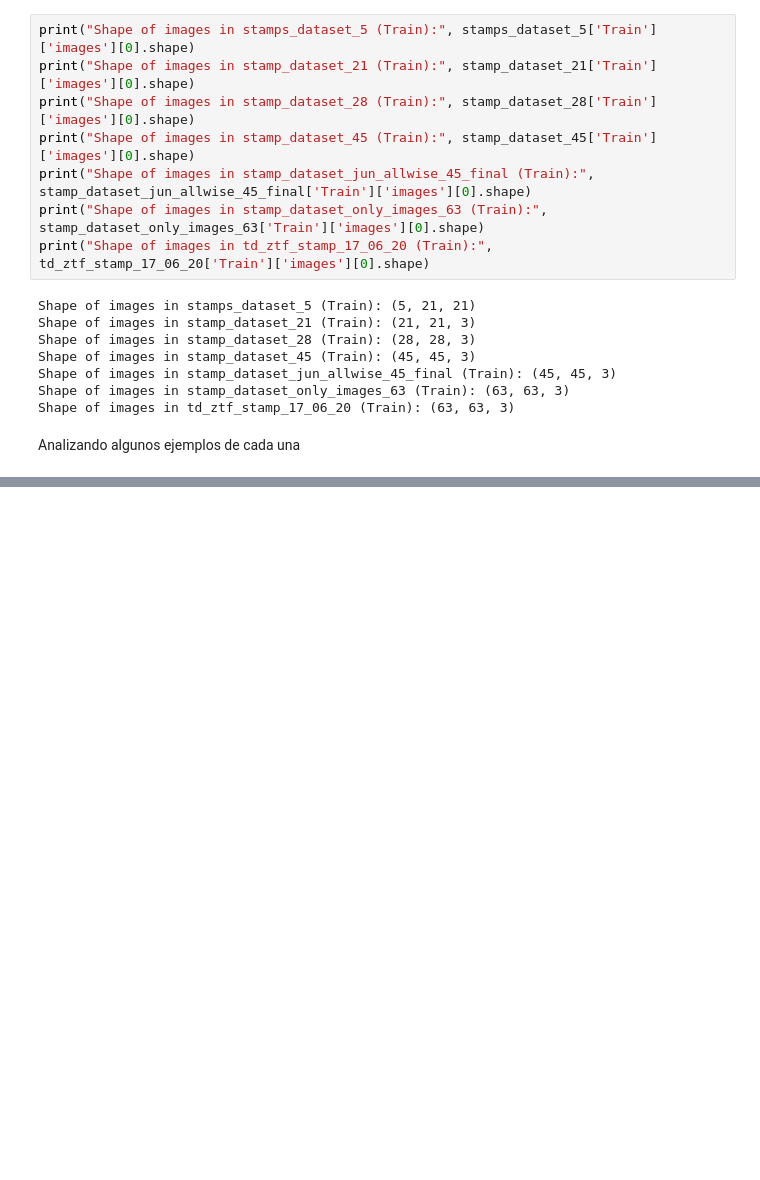
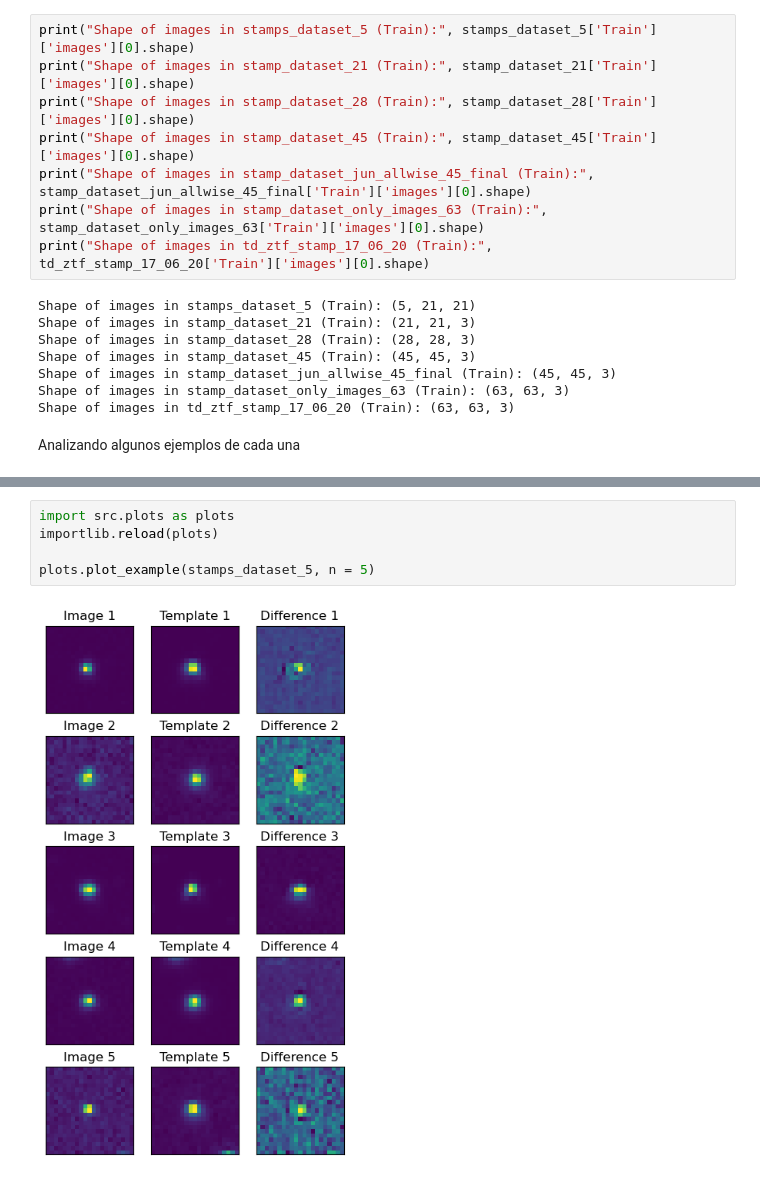
Before and after one commit to pmarconep/ZTF_alert_8a, a Jupyter notebook: proyecto.ipynb, the cells around one changed output, grey strips where cells are left out. Drawn from its saved outputs; the diff is of its cells as text; blank space fills up the shorter version.

```diff
--- a/proyecto.ipynb
+++ b/proyecto.ipynb
@@ -338,0 +313,7 @@ for j, set in enumerate(sets):
+# %%
+import src.plots as plots
+importlib.reload(plots)
+
+plots.plot_example(stamps_dataset_5, n = 5)
+# %% [output]
+[figure, added]
```
Also changed, not shown: parts of 4 cells of this notebook.
